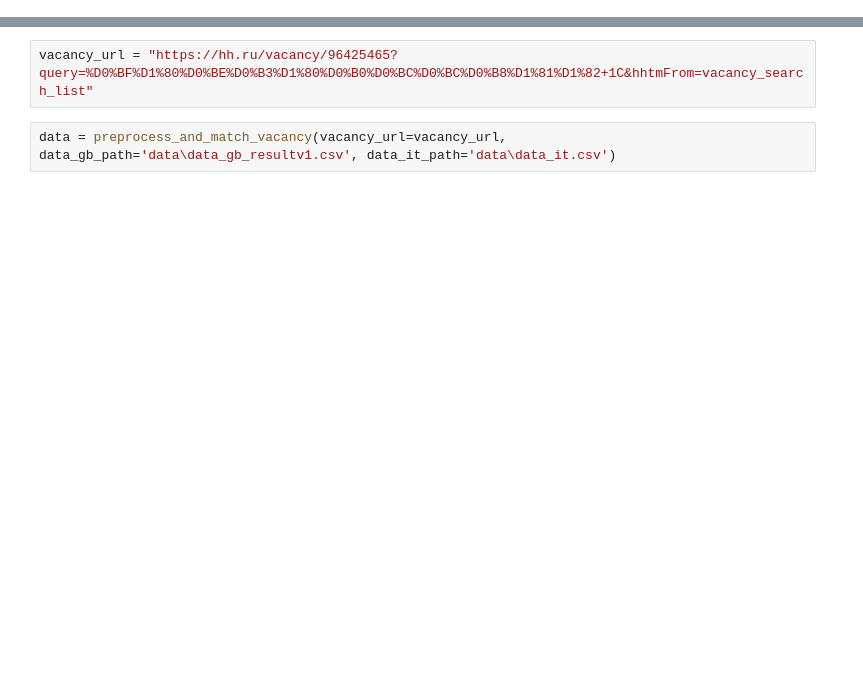
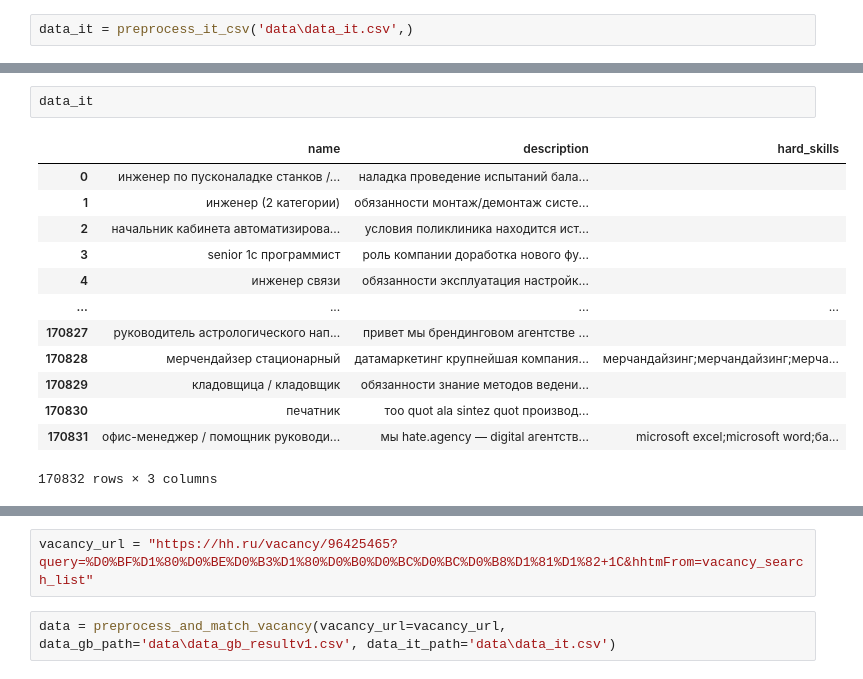
Before and after one commit to ikanam-ai/VacancySkillsEstimator, a Jupyter notebook: src/testing_modules.ipynb, the cells around one changed output, grey strips where cells are left out. Cells and saved outputs as stored; diff of their text form; blank space fills up the shorter version.

```diff
--- a/src/testing_modules.ipynb
+++ b/src/testing_modules.ipynb
@@ -11,0 +9,2 @@ from utils import preprocess_and_match_vacancy
+# %%
+data_it = preprocess_it_csv('data\data_it.csv',)
@@ -11,0 +28,16 @@ from utils import preprocess_and_match_vacancy
+# %%
+data_it
+# %% [output]
+|  | name | description | hard_skills |
+| 0 | инженер по пусконаладке станков /... | наладка проведение испытаний бала... |  |
+| 1 | инженер (2 категории) | обязанности монтаж/демонтаж систе... |  |
+| 2 | начальник кабинета автоматизирова... | условия поликлиника находится ист... |  |
+| 3 | senior 1с программист | роль компании доработка нового фу... |  |
+| 4 | инженер связи | обязанности эксплуатация настройк... |  |
+| ... | ... | ... | ... |
+| 170827 | руководитель астрологического нап... | привет мы брендинговом агентстве ... |  |
+| 170828 | мерчендайзер стационарный | датамаркетинг крупнейшая компания... | мерчандайзинг;мерчандайзинг;мерча... |
+| 170829 | кладовщица / кладовщик | обязанности знание методов ведени... |  |
+| 170830 | печатник | тоо quot ala sintez quot производ... |  |
+| 170831 | офис-менеджер / помощник руководи... | мы hate.agency — digital агентств... | microsoft excel;microsoft word;ба... |
+170832 rows × 3 columns
```
Also changed, not shown: parts of 11 cells of this notebook, 6 other files.
